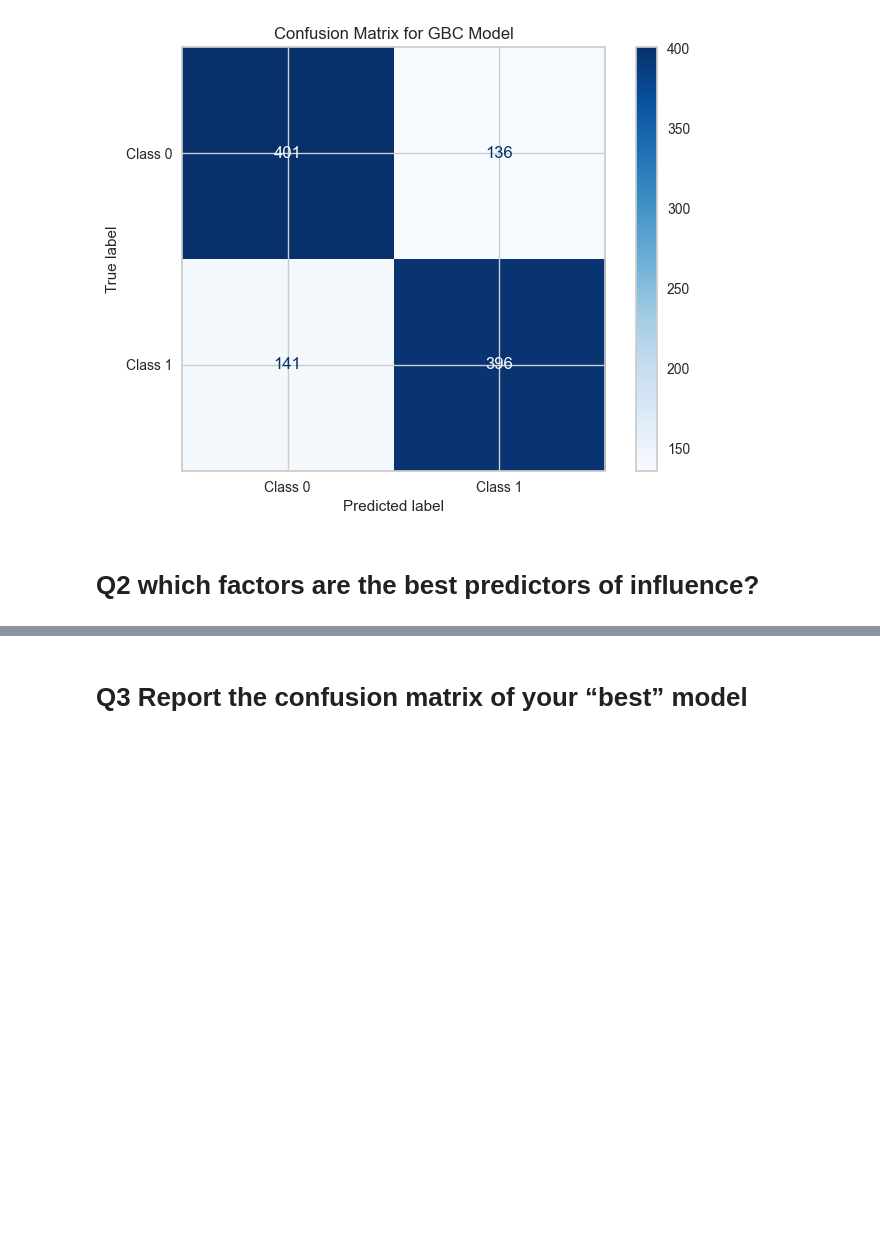
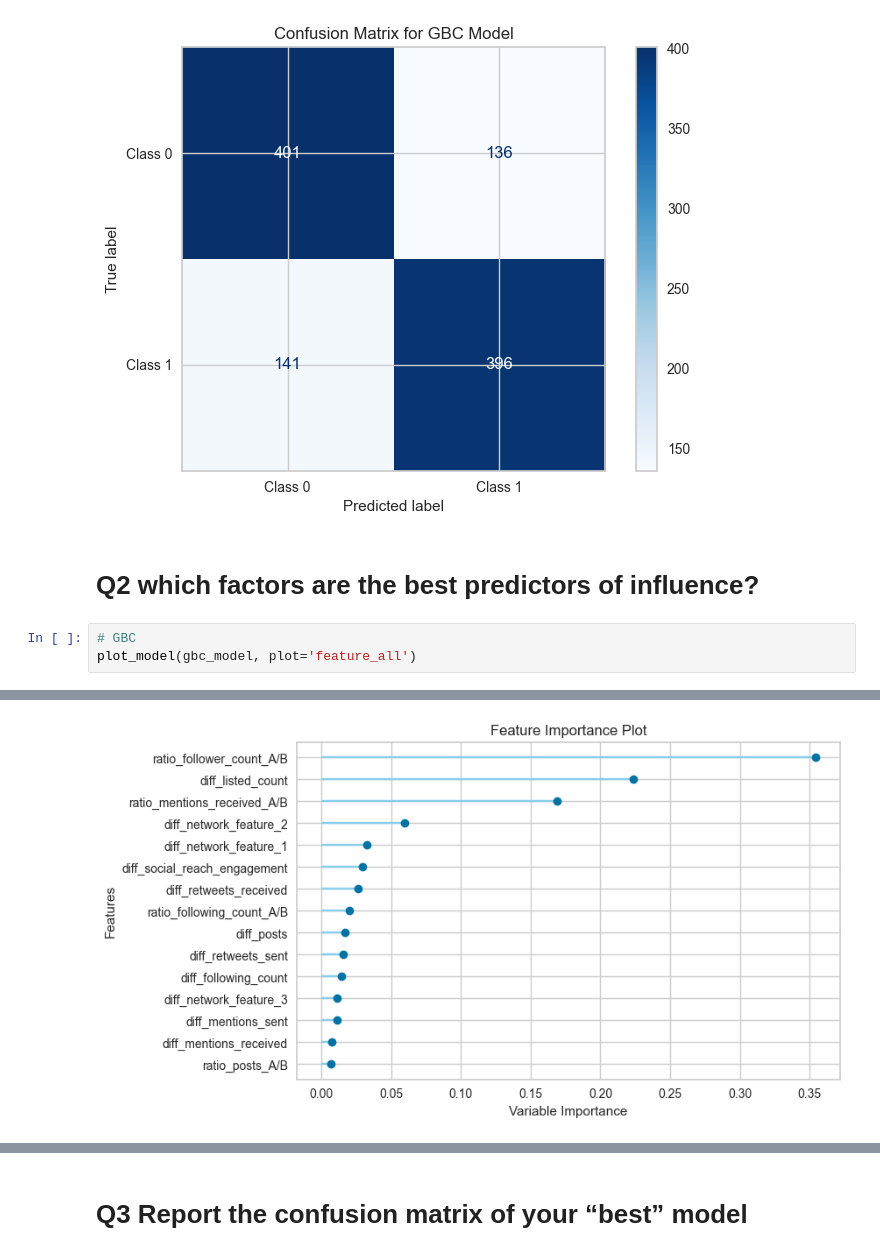
Before and after one commit to lazy0ninja/Social_Media_Analytics, a Jupyter notebook: Part1/part1_modeling.ipynb, the cells around one changed output, grey strips where cells are left out. Saved outputs shown, nothing was run; the diff lists cells and outputs as text; blank space fills up the shorter version.

```diff
--- a/Part1/part1_modeling.ipynb
+++ b/Part1/part1_modeling.ipynb
@@ -585,3 +581,7 @@ plt.show()
 [figure]
 # %% [markdown]
 # Q2 which factors are the best predictors of influence?
+# %%
+# GBC
+plot_model(gbc_model, plot='feature_all')
+# %% [output]
@@ -587,0 +589 @@ plt.show()
+[figure, added]
```
Also changed, not shown: parts of 16 cells of this notebook.
